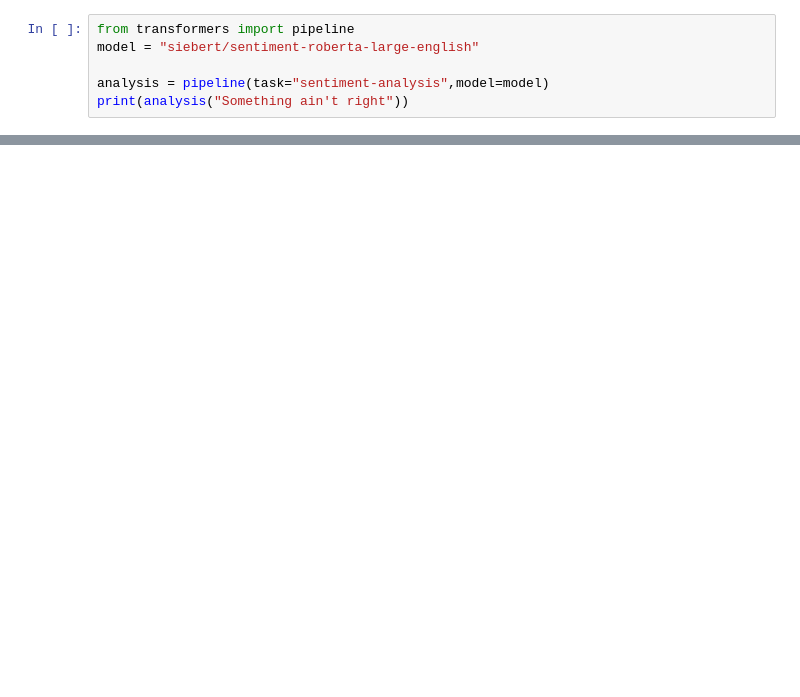
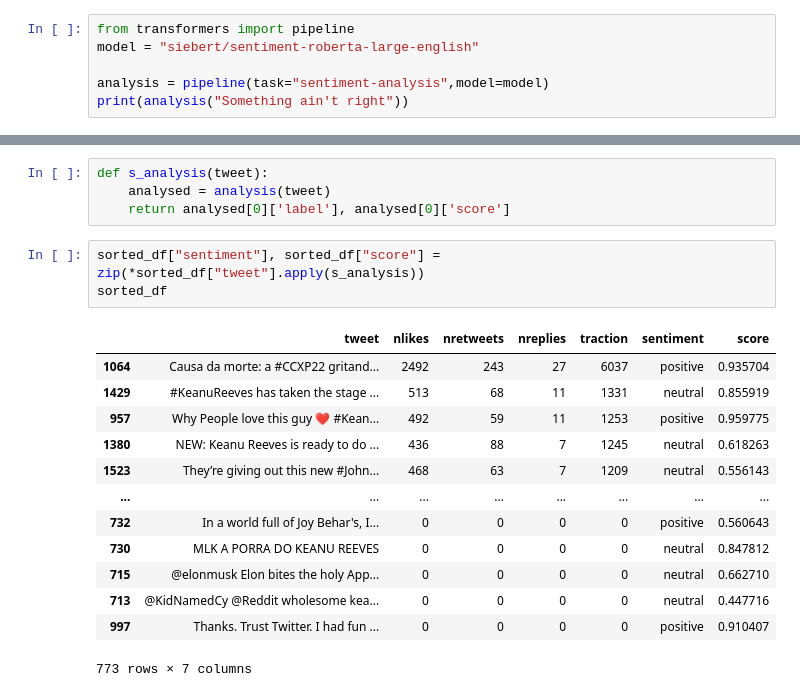
Before and after one commit to yenn01/fyp_tarumt, a Jupyter notebook: playground.ipynb, the cells around one changed output, grey strips where cells are left out. Drawn from its saved outputs; the diff is of its cells as text; blank space fills up the shorter version.

```diff
--- a/playground.ipynb
+++ b/playground.ipynb
@@ -110,0 +222,21 @@ sorted
+# %%
+def s_analysis(tweet):
+    analysed = analysis(tweet)
+    return analysed[0]['label'], analysed[0]['score']
+# %%
+sorted_df["sentiment"], sorted_df["score"] = zip(*sorted_df["tweet"].apply(s_analysis))
+sorted_df
+# %% [output]
+|  | tweet | nlikes | nretweets | nreplies | traction | sentiment | score |
+| 1064 | Causa da morte: a #CCXP22 gritand... | 2492 | 243 | 27 | 6037 | positive | 0.935704 |
+| 1429 | #KeanuReeves has taken the stage ... | 513 | 68 | 11 | 1331 | neutral | 0.855919 |
+| 957 | Why People love this guy ❤️ #Kean... | 492 | 59 | 11 | 1253 | positive | 0.959775 |
+| 1380 | NEW: Keanu Reeves is ready to do ... | 436 | 88 | 7 | 1245 | neutral | 0.618263 |
+| 1523 | They’re giving out this new #John... | 468 | 63 | 7 | 1209 | neutral | 0.556143 |
+| ... | ... | ... | ... | ... | ... | ... | ... |
+| 732 | In a world full of Joy Behar's, I... | 0 | 0 | 0 | 0 | positive | 0.560643 |
+| 730 | MLK A PORRA DO KEANU REEVES | 0 | 0 | 0 | 0 | neutral | 0.847812 |
+| 715 | @elonmusk Elon bites the holy App... | 0 | 0 | 0 | 0 | neutral | 0.662710 |
+| 713 | @KidNamedCy @Reddit wholesome kea... | 0 | 0 | 0 | 0 | neutral | 0.447716 |
+| 997 | Thanks. Trust Twitter. I had fun ... | 0 | 0 | 0 | 0 | positive | 0.910407 |
+773 rows × 7 columns
```
Also changed, not shown: parts of 11 cells of this notebook, 7 other files.
